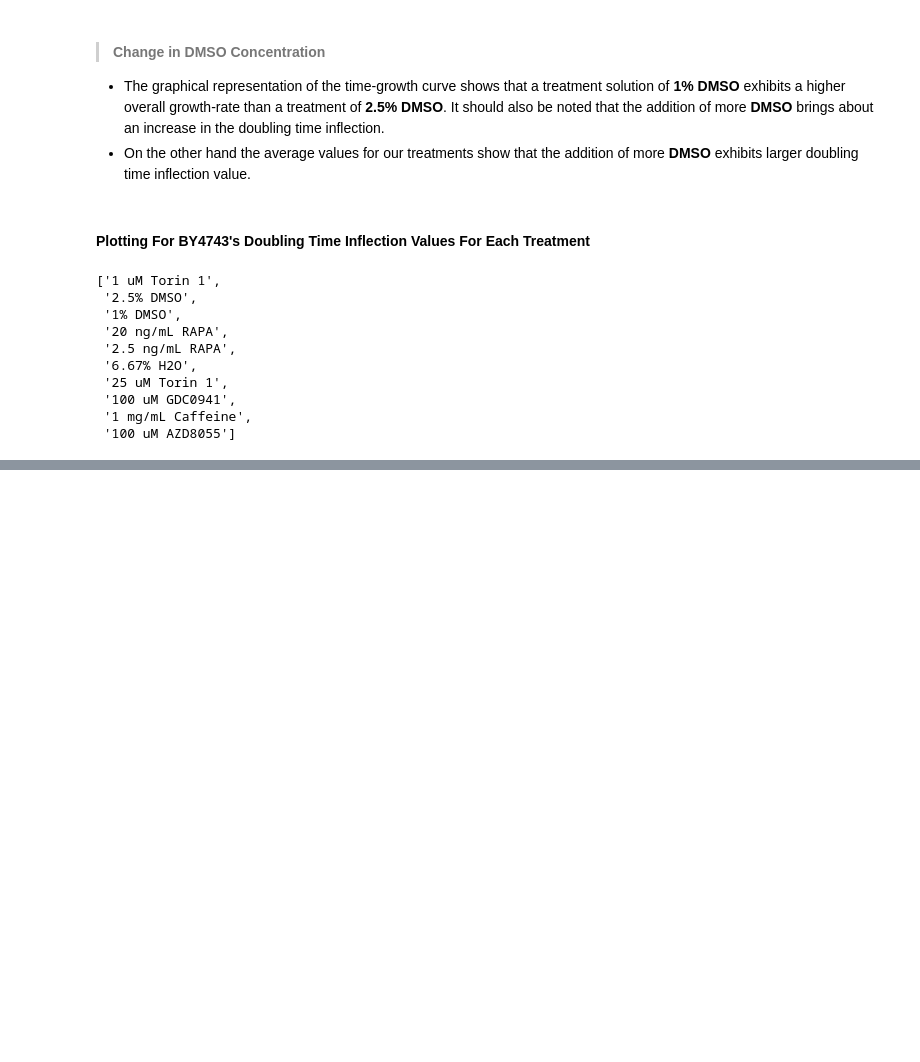
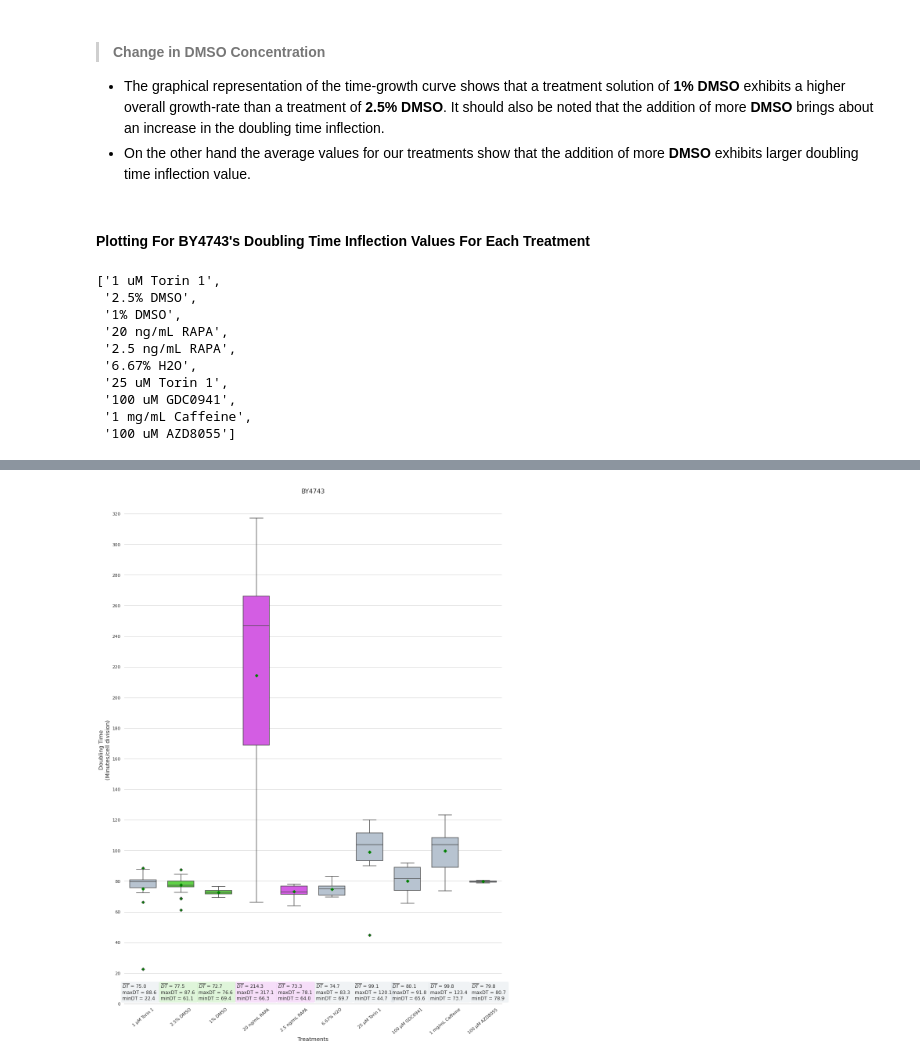
Before and after one commit to yab-tad/Saccharomyces-Cerevisiae, a Jupyter notebook: SGRP.ipynb, the cells around one changed output, grey strips where cells are left out. Saved outputs shown, nothing was run; the diff lists cells and outputs as text; code cells hidden in the pictures; blank space fills up the shorter version.

```diff
--- a/SGRP.ipynb
+++ b/SGRP.ipynb
@@ -1065,0 +1097,4 @@ plt.show()
+# %%
+box_plot(dt_vals1)
+# %% [output]
+[figure, added]
```
Also changed, not shown: parts of 6 cells of this notebook.
